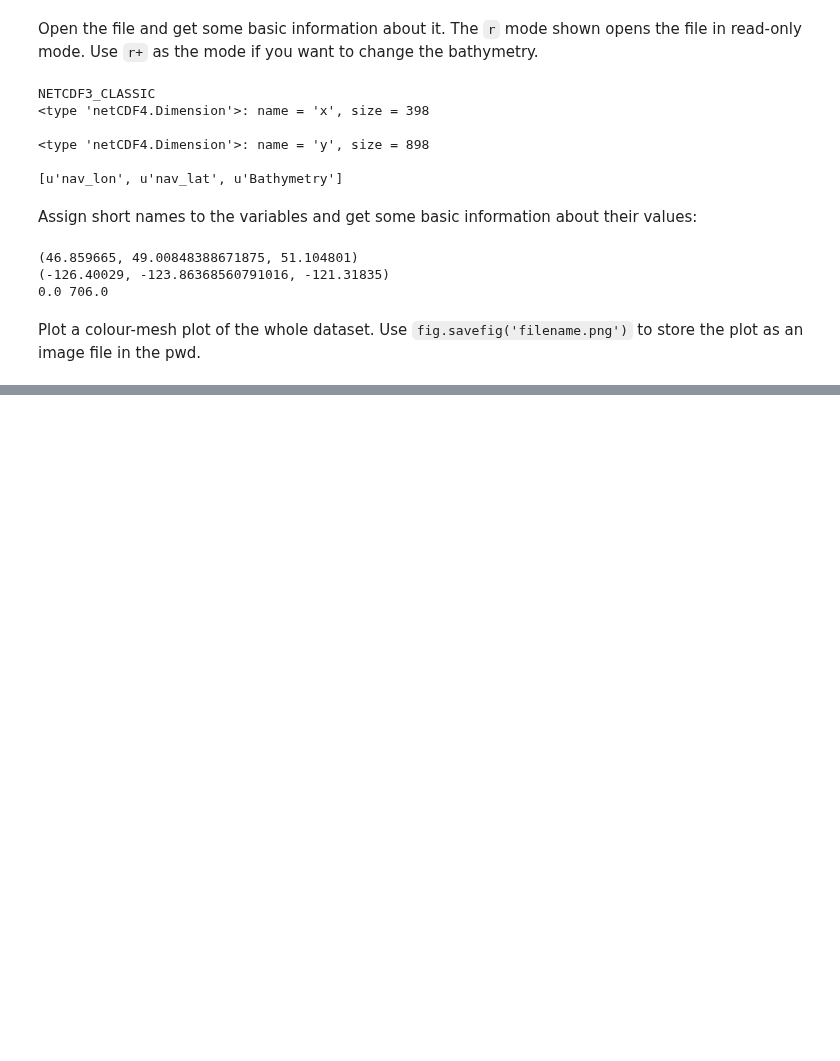
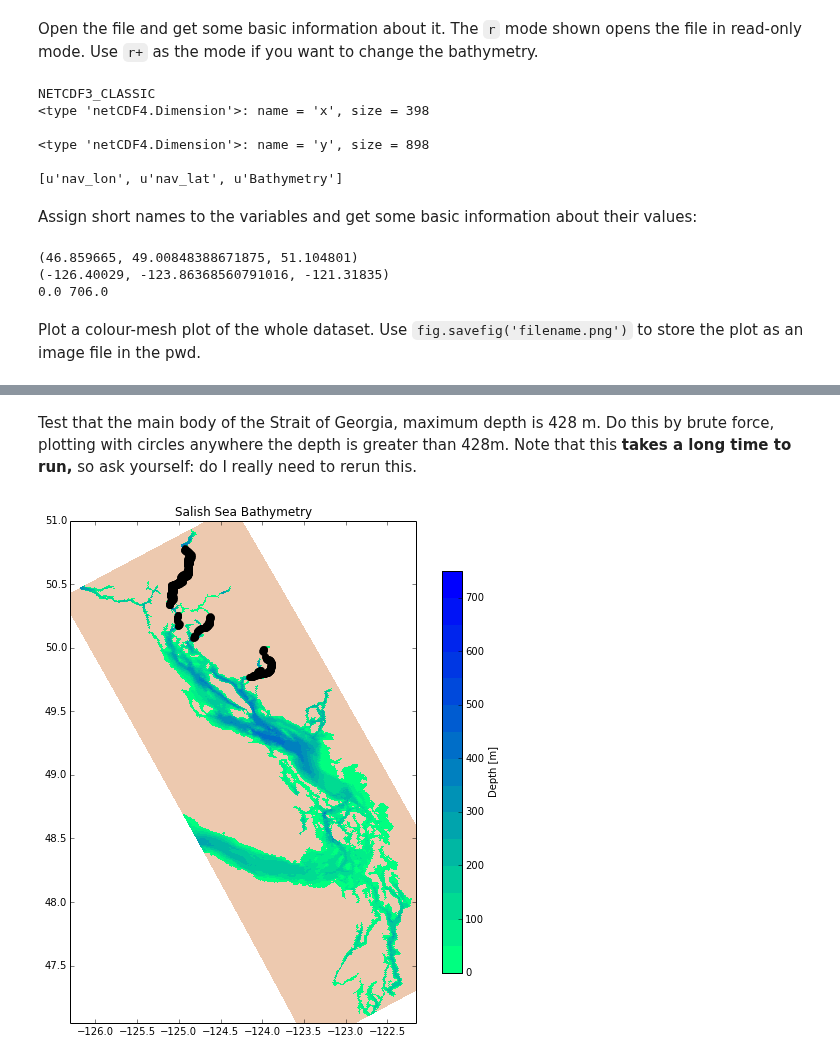
Before and after one commit to SalishSeaCast/tools, a Jupyter notebook: bathymetry/SalishSeaBathy.ipynb, the cells around one changed output, grey strips where cells are left out. Saved outputs shown, nothing was run; the diff lists cells and outputs as text; code cells hidden in the pictures; blank space fills up the shorter version.

Commit message:
Added testing that the main body of the SoG has depth <= 428 m.

```diff
--- a/bathymetry/SalishSeaBathy.ipynb
+++ b/bathymetry/SalishSeaBathy.ipynb
@@ -18,7 +19,7 @@ Open the file and get some basic information about it.
 The `r` mode shown opens the file in read-only mode.
 Use `r+` as the mode if you want to change the bathymetry.
 # %%
-bathy = nc.Dataset('../../NEMO-forcing/grid/1_bathymetry_seagrid_WestCoast.nc', 'r')
+bathy = nc.Dataset('../../nemo-forcing/grid/bathy_meter_salishsea.nc', 'r')
 print bathy.file_format
 bathy_tools.show_dimensions(bathy)
 bathy_tools.show_variables(bathy)
@@ -58,0 +61,16 @@ fig = bathy_tools.plot_colourmesh(
+# %% [markdown]
+Test that the main body of the Strait of Georgia, maximum depth is 428 m.  Do this by brute force, plotting with circles anywhere the depth is greater than 428m.  Note that this **takes a long time to run,** so ask yourself: do I really need to rerun this.
+# %%
+def plot_circles():
+    for i in range(0,898):
+        for j in range(0,398):
+            if depths[i,j] > 428:
+                plt.plot(lons[i,j],lats[i,j],'ko')
+    return
+# %%
+fig = bathy_tools.plot_colourmesh(
+    bathy, 'Salish Sea Bathymetry',
+    axis_limits=(-126.3, -122.15, 47.05, 51))
+plot_circles()
+# %% [output]
+[figure, added]
```
Also changed, not shown: parts of 2 cells of this notebook.
